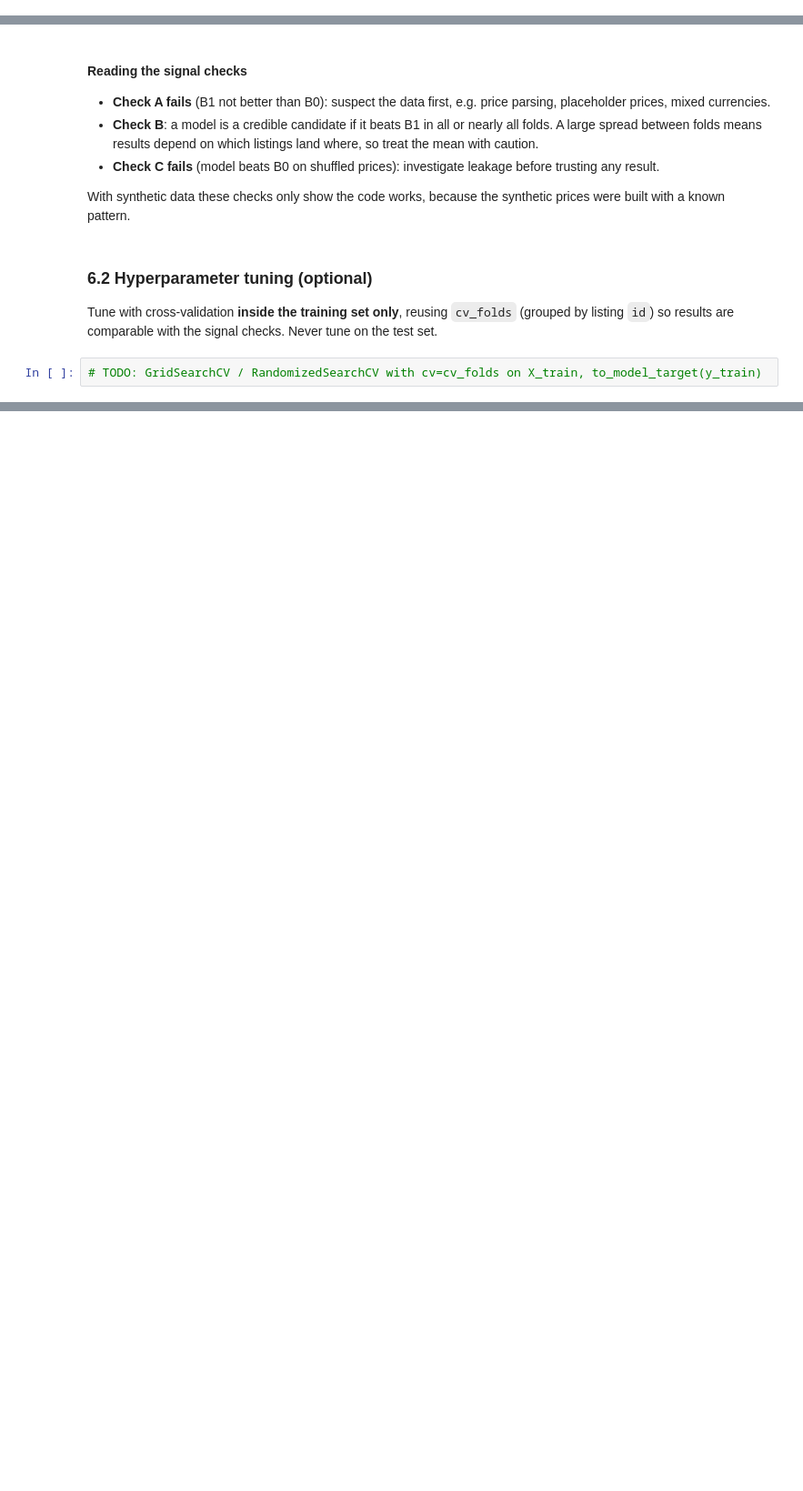
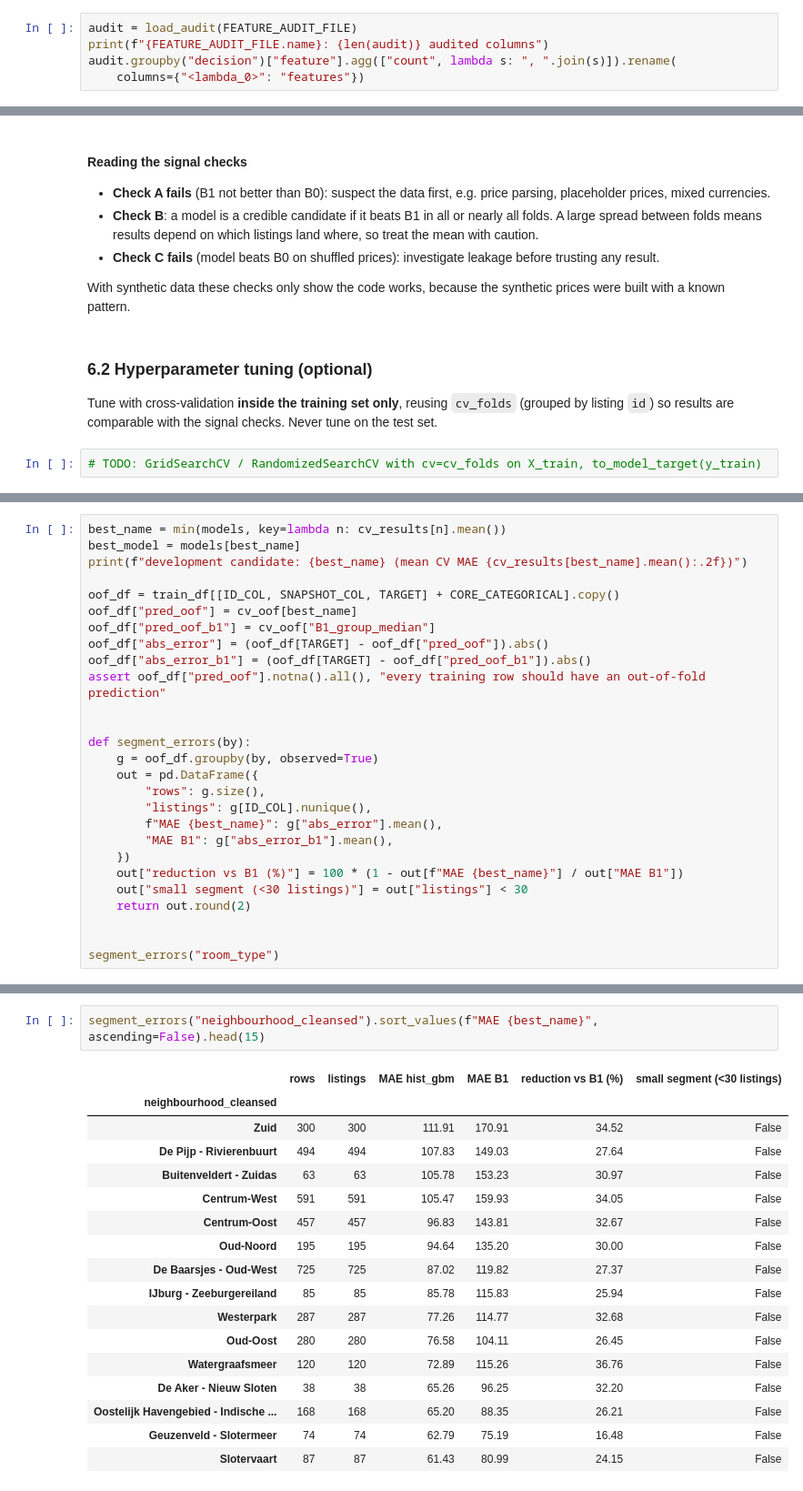
Before and after one commit to roness3yn/property-investment-intelligence-system, a Jupyter notebook: notebooks/03_modeling.ipynb, the cells around one changed output, grey strips where cells are left out. Shown at 91% size. Drawn from its saved outputs; the diff is of its cells as text; blank space fills up the shorter version.

```diff
--- a/notebooks/03_modeling.ipynb
+++ b/notebooks/03_modeling.ipynb
@@ -223,0 +267,5 @@ print("Optional (not yet in dictionary):", used_optional or "none")
+# %%
+audit = load_audit(FEATURE_AUDIT_FILE)
+print(f"{FEATURE_AUDIT_FILE.name}: {len(audit)} audited columns")
+audit.groupby("decision")["feature"].agg(["count", lambda s: ", ".join(s)]).rename(
+    columns={"<lambda_0>": "features"})
@@ -579,0 +704,27 @@ print(f"saved {artifact_path.name}, metadata and {len(predictions):,} test predi
+# %%
+best_name = min(models, key=lambda n: cv_results[n].mean())
+best_model = models[best_name]
+print(f"development candidate: {best_name} (mean CV MAE {cv_results[best_name].mean():.2f})")
+
+oof_df = train_df[[ID_COL, SNAPSHOT_COL, TARGET] + CORE_CATEGORICAL].copy()
+oof_df["pred_oof"] = cv_oof[best_name]
+oof_df["pred_oof_b1"] = cv_oof["B1_group_median"]
+oof_df["abs_error"] = (oof_df[TARGET] - oof_df["pred_oof"]).abs()
+oof_df["abs_error_b1"] = (oof_df[TARGET] - oof_df["pred_oof_b1"]).abs()
+assert oof_df["pred_oof"].notna().all(), "every training row should have an out-of-fold prediction"
+
+
+def segment_errors(by):
+    g = oof_df.groupby(by, observed=True)
+    out = pd.DataFrame({
+        "rows": g.size(),
+        "listings": g[ID_COL].nunique(),
+        f"MAE {best_name}": g["abs_error"].mean(),
+        "MAE B1": g["abs_error_b1"].mean(),
+    })
+    out["reduction vs B1 (%)"] = 100 * (1 - out[f"MAE {best_name}"] / out["MAE B1"])
+    out["small segment (<30 listings)"] = out["listings"] < 30
+    return out.round(2)
+
+
+segment_errors("room_type")
@@ -579,0 +739,20 @@ print(f"saved {artifact_path.name}, metadata and {len(predictions):,} test predi
+# %%
+segment_errors("neighbourhood_cleansed").sort_values(f"MAE {best_name}", ascending=False).head(15)
+# %% [output]
+|  | rows | listings | MAE hist_gbm | MAE B1 | reduction vs B1 (%) | small segment (<30 listings) |
+| neighbourhood_cleansed |  |  |  |  |  |  |
+| Zuid | 300 | 300 | 111.91 | 170.91 | 34.52 | False |
+| De Pijp - Rivierenbuurt | 494 | 494 | 107.83 | 149.03 | 27.64 | False |
+| Buitenveldert - Zuidas | 63 | 63 | 105.78 | 153.23 | 30.97 | False |
+| Centrum-West | 591 | 591 | 105.47 | 159.93 | 34.05 | False |
+| Centrum-Oost | 457 | 457 | 96.83 | 143.81 | 32.67 | False |
+| Oud-Noord | 195 | 195 | 94.64 | 135.20 | 30.00 | False |
+| De Baarsjes - Oud-West | 725 | 725 | 87.02 | 119.82 | 27.37 | False |
+| IJburg - Zeeburgereiland | 85 | 85 | 85.78 | 115.83 | 25.94 | False |
+| Westerpark | 287 | 287 | 77.26 | 114.77 | 32.68 | False |
+| Oud-Oost | 280 | 280 | 76.58 | 104.11 | 26.45 | False |
+| Watergraafsmeer | 120 | 120 | 72.89 | 115.26 | 36.76 | False |
+| De Aker - Nieuw Sloten | 38 | 38 | 65.26 | 96.25 | 32.20 | False |
+| Oostelijk Havengebied - Indische ... | 168 | 168 | 65.20 | 88.35 | 26.21 | False |
+| Geuzenveld - Slotermeer | 74 | 74 | 62.79 | 75.19 | 16.48 | False |
+| Slotervaart | 87 | 87 | 61.43 | 80.99 | 24.15 | False |
```
Also changed, not shown: parts of 41 cells of this notebook, 5 other files.
